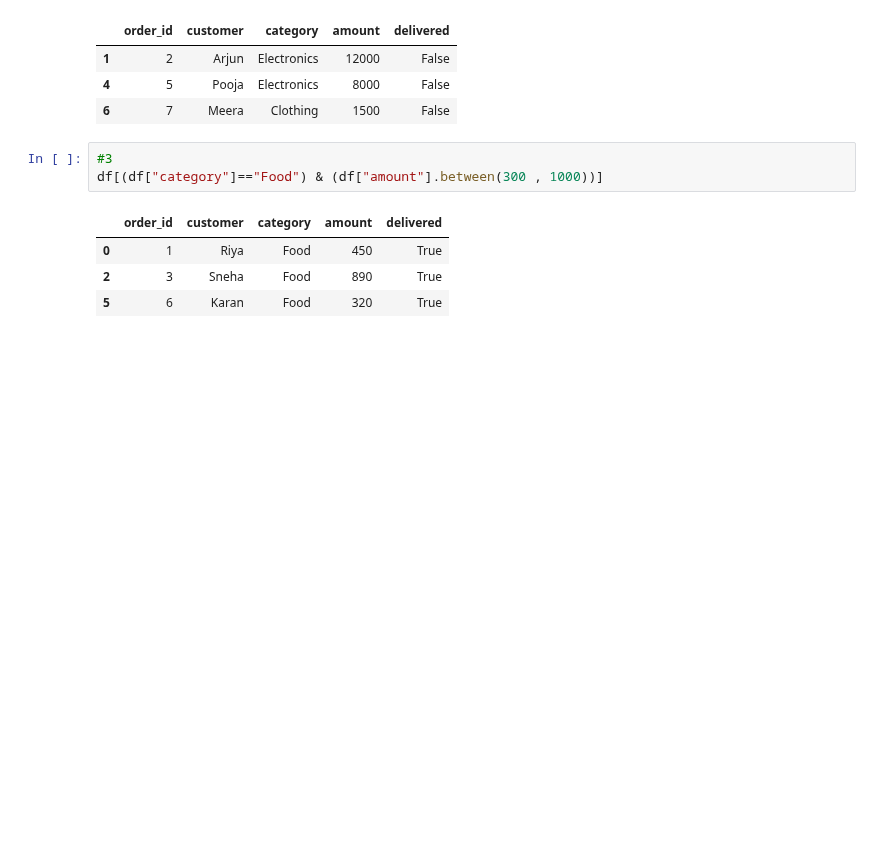
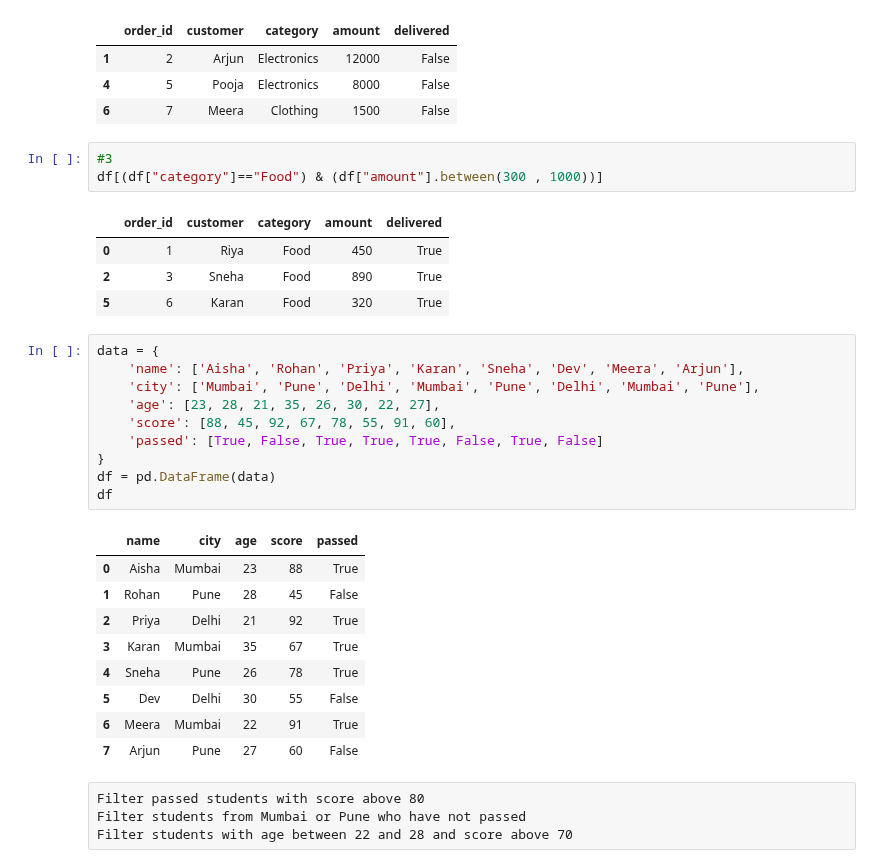
Before and after one commit to sayali-devkar/data_analysis_learning, a Jupyter notebook: pandas/practice/filtering_practice.ipynb, the cells around one changed output. Cells and saved outputs as stored; diff of their text form; blank space fills up the shorter version.

Commit message:
Practiced Pandas : Filtering

```diff
--- a/pandas/practice/filtering_practice.ipynb
+++ b/pandas/practice/filtering_practice.ipynb
@@ -293,3 +293,27 @@ df[(df["category"]=="Food") & (df["amount"].between(300 , 1000))]
 | 0 | 1 | Riya | Food | 450 | True |
 | 2 | 3 | Sneha | Food | 890 | True |
 | 5 | 6 | Karan | Food | 320 | True |
+# %%
+data = {
+    'name': ['Aisha', 'Rohan', 'Priya', 'Karan', 'Sneha', 'Dev', 'Meera', 'Arjun'],
+    'city': ['Mumbai', 'Pune', 'Delhi', 'Mumbai', 'Pune', 'Delhi', 'Mumbai', 'Pune'],
+    'age': [23, 28, 21, 35, 26, 30, 22, 27],
+    'score': [88, 45, 92, 67, 78, 55, 91, 60],
+    'passed': [True, False, True, True, True, False, True, False]
+}
+df = pd.DataFrame(data)
+df
+# %% [output]
+|  | name | city | age | score | passed |
+| 0 | Aisha | Mumbai | 23 | 88 | True |
+| 1 | Rohan | Pune | 28 | 45 | False |
+| 2 | Priya | Delhi | 21 | 92 | True |
+| 3 | Karan | Mumbai | 35 | 67 | True |
+| 4 | Sneha | Pune | 26 | 78 | True |
+| 5 | Dev | Delhi | 30 | 55 | False |
+| 6 | Meera | Mumbai | 22 | 91 | True |
+| 7 | Arjun | Pune | 27 | 60 | False |
+# %% [raw]
+Filter passed students with score above 80
+Filter students from Mumbai or Pune who have not passed
+Filter students with age between 22 and 28 and score above 70
```
Also changed, not shown: parts of 3 cells of this notebook.
